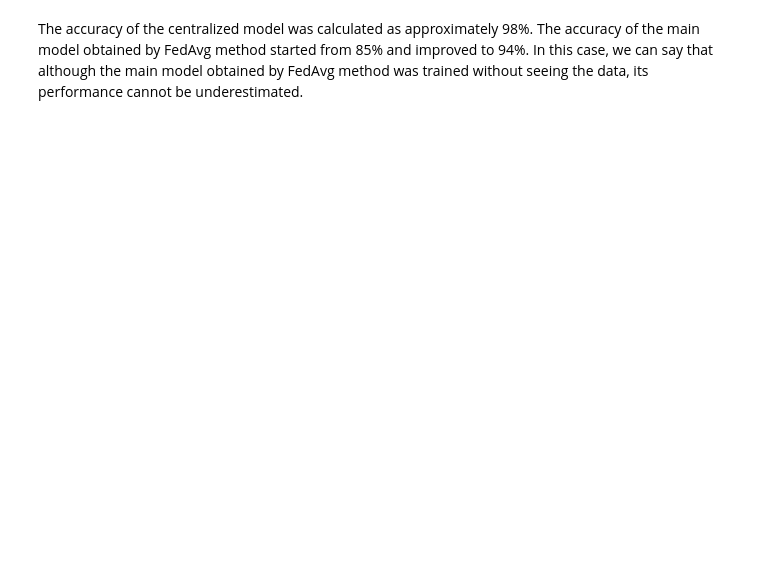
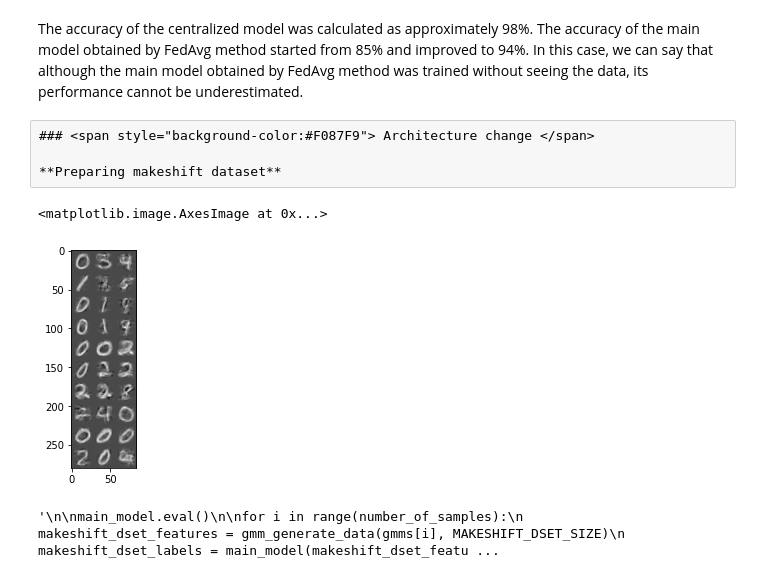
Before and after one commit to LeowWB/sticky-bug, a Jupyter notebook: untitled.ipynb, the cells around one changed output. Cells and saved outputs as stored; diff of their text form; code cells hidden in the pictures; blank space fills up the shorter version.

Commit message:
set up generative model for makeshift dataset

```diff
--- a/untitled.ipynb
+++ b/untitled.ipynb
@@ -611,2 +616,6 @@ Iteration 11 : main_model accuracy on all test data:  0.9370
 # %% [markdown]
 The accuracy of the centralized model was calculated as approximately 98%. The accuracy of the main model obtained by FedAvg method started from 85% and improved to 94%. In this case, we can say that although the main model obtained by FedAvg method was trained without seeing the data, its performance cannot be underestimated.
+# %% [raw]
+### <span style="background-color:#F087F9"> Architecture change </span>
+
+**Preparing makeshift dataset**
@@ -612,0 +624,58 @@ The accuracy of the centralized model was calculated as approximately 98%. The a
+# %%
+def get_gmm(X):
+    obs = np.array(X.cpu())
+    g_mixture = BayesianGaussianMixture(n_components=20, random_state=0, n_init=3, max_iter=3)
+    g_mixture.fit(obs)
+    return g_mixture
+
+def gmm_generate_data(gmm, num_points):
+    return torch.tensor(gmm.sample(num_points)[0], device=device)
+# %%
+gmms = []
+for i in range(number_of_samples):
+    gmms.append(get_gmm(x_train_dict[name_of_x_train_sets[i]]))
+# %%
+all_samps = []
+
+for i in range(number_of_samples):
+    samps = gmm_generate_data(gmms[i], 10)
+    all_samps.append(samps.reshape((280,28)).cpu())
+
+pyplot.imshow(np.concatenate(all_samps, axis=1), cmap="gray")
+# %% [output]
+<matplotlib.image.AxesImage at 0x...>
+[figure, added]
+# %%
+# see if i can up the number of iterations while reducing dataset size
+
+# TODO
+
+# main_model is the one u want
+
+'''
+
+main_model.eval()
+
+for i in range(number_of_samples):
+    makeshift_dset_features = gmm_generate_data(gmms[i], MAKESHIFT_DSET_SIZE)
+    makeshift_dset_labels = main_model(makeshift_dset_features)
+
+def validation(model, test_loader, criterion):
+    model.eval()
+    test_loss = 0.0
+    correct = 0
+    with torch.no_grad():
+        for data, target in test_loader:
+            output = model(data)
+
+            test_loss += criterion(output, target).item()
+            prediction = output.argmax(dim=1, keepdim=True)
+            correct += prediction.eq(target.view_as(prediction)).sum().item()
+
+    test_loss /= len(test_loader)
+    correct /= len(test_loader.dataset)
+
+    return (test_loss, correct)
+'''
+# %% [output]
+'\n\nmain_model.eval()\n\nfor i in range(number_of_samples):\n    makeshift_dset_features = gmm_generate_data(gmms[i], MAKESHIFT_DSET_SIZE)\n    makeshift_dset_labels = main_model(makeshift_dset_featu ...
```
Also changed, not shown: parts of 13 cells of this notebook.
